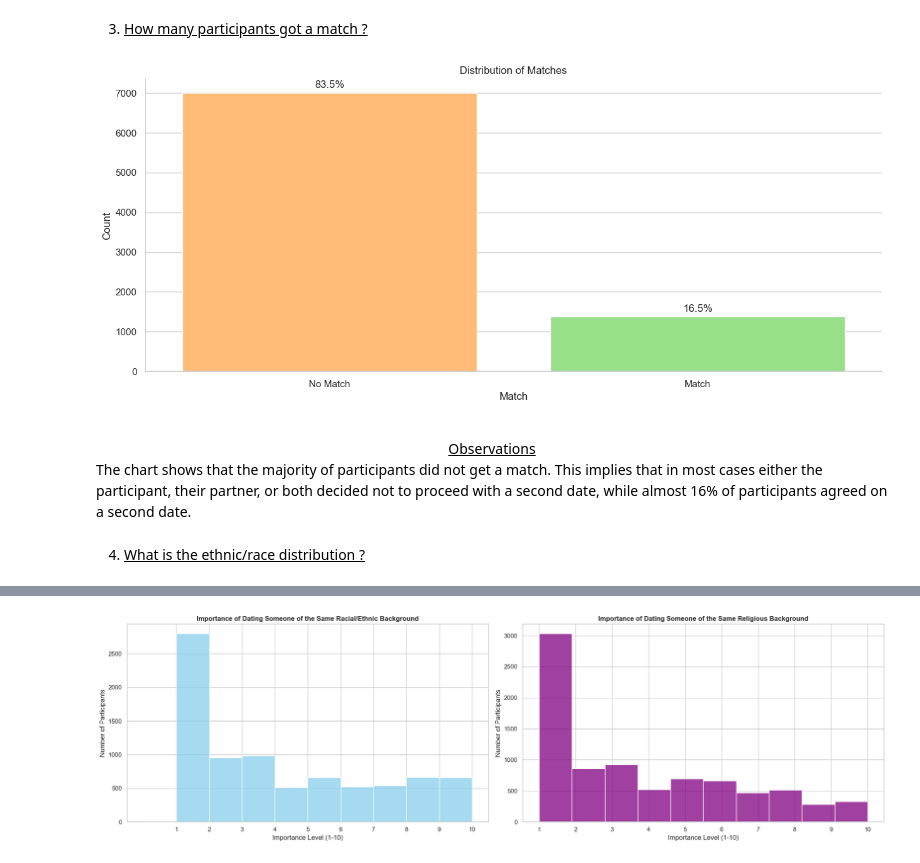
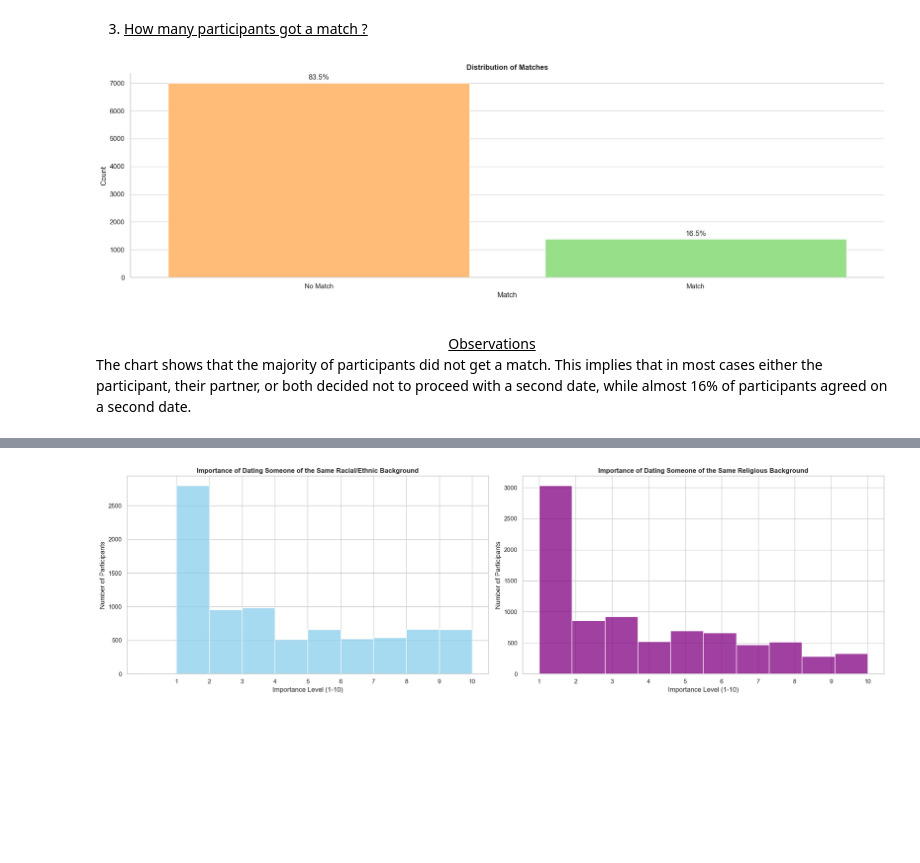
Before and after one commit to NadiaPreuvot/Block.2.EDA-Speed.Dating-Tinder_Project, a Jupyter notebook: speed_dating_project/speed_dating_notebook.ipynb, the cells around one changed output, grey strips where cells are left out. Saved outputs shown, nothing was run; the diff lists cells and outputs as text; code cells hidden in the pictures; blank space fills up the shorter version.

```diff
--- a/speed_dating_project/speed_dating_notebook.ipynb
+++ b/speed_dating_project/speed_dating_notebook.ipynb
@@ -246,39 +246,37 @@ The majority of the participants is between 20 and 30 years.
 # %%
 # Count of Participants Who Received a Match
 
 match_counts = df["match"].value_counts()  # Calculer le nombre de matchs et de non-matchs
 
-# Préparer les données pour la visualisation
+# Prepare datas for visualisation
 total = float(len(df))
 
-plt.figure(figsize=(15, 6))
-# Créer un barplot sans spécifier de palette
+plt.figure(figsize=(22, 6))
+# Create a barplot
 bars = sns.barplot(x=match_counts.index, y=match_counts.values)
-plt.title('Distribution of Matches')
+plt.title('Distribution of Matches', weight= "bold")
 plt.xlabel('Match')
 plt.ylabel('Count')
 plt.xticks(ticks=[0, 1], labels=['No Match', 'Match'])
 
-# Définir manuellement les couleurs des barres
-bars.patches[0].set_facecolor('#ffbb78')  # Couleur pour "No Match"
-bars.patches[1].set_facecolor('#98df8a')  # Couleur pour "Match"
+# Define barplots' colors
+bars.patches[0].set_facecolor('#ffbb78')  # Color for "No Match"
+bars.patches[1].set_facecolor('#98df8a')  # Coulor for "Match"
 
-sns.despine()  # Supprimer les lignes de cadre
+sns.despine()
 
-# Ajouter des étiquettes de pourcentage au-dessus de chaque barre
+# Add percents tags
 for bar in bars.patches:
     bars.annotate('{:.1f}%'.format(100 * bar.get_height() / total),
                   (bar.get_x() + bar.get_width() / 2., bar.get_height()),
                   ha='center', va='center',
                   xytext=(0, 9),
                   textcoords='offset points')
 
 plt.show()
 # %% [output]
-[figure, old version]
+[figure, new version]
 # %% [markdown]
 </u><ins><center> <font color="bleu"><ins>Observations</font> </center>
 </br>
 The chart shows that the majority of participants did not get a match. This implies that in most cases either the participant, their partner, or both decided not to proceed with a second date, while almost 16% of participants agreed on a second date.
-# %% [markdown]
-4. <u> What is the ethnic/race distribution ?
```
Also changed, not shown: parts of 52 cells of this notebook.
